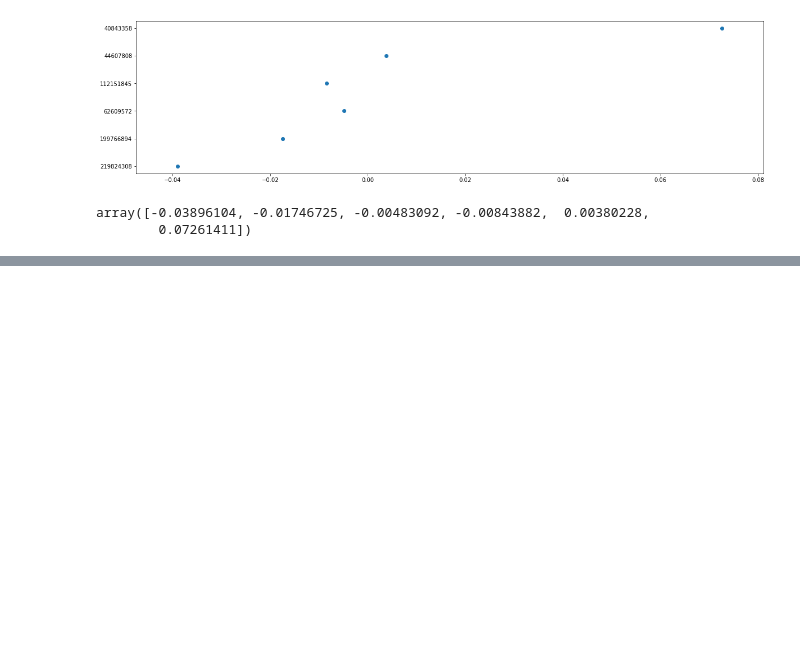
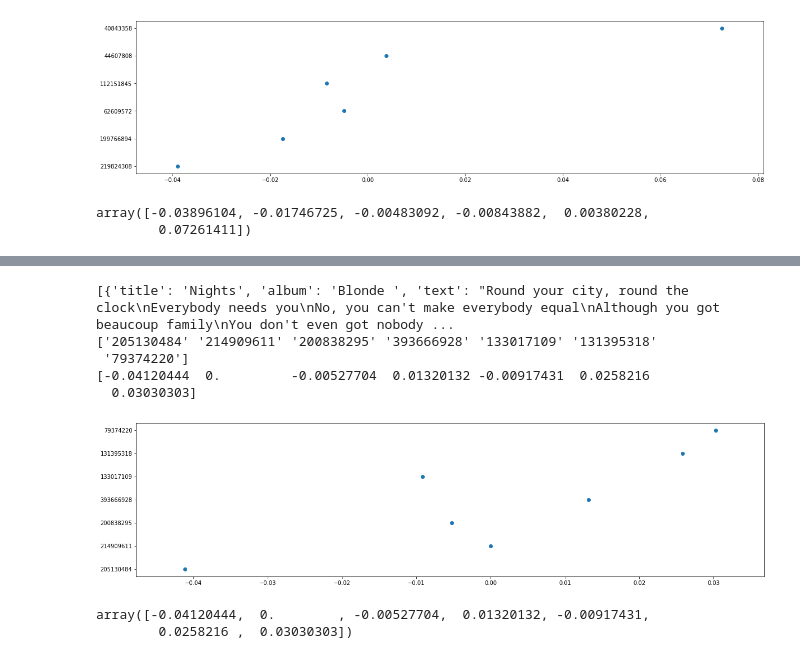
Before and after one commit to JeffreyTsang/text_mining_project, a Jupyter notebook: Analysis_Notebooks/Top10_Sentiment.ipynb, the cells around one changed output, grey strips where cells are left out. Cells and saved outputs as stored; diff of their text form; code cells hidden in the pictures; blank space fills up the shorter version.

```diff
--- a/Analysis_Notebooks/Top10_Sentiment.ipynb
+++ b/Analysis_Notebooks/Top10_Sentiment.ipynb
@@ -119,6 +119,6 @@ def load_artist(artist):
     return complete
 # %%
 complete_sentiment=load_artist("Tyler,")
-complete_sentiment
+complete_sentiment_frank=load_artist("Frank")
 # %% [output]
 ['Lyrics_Tyler,TheCreator{.Golbin.json', 'Lyrics_Tyler,TheCreator{.Flower-Boy.json', 'Lyrics_Tyler,TheCreator{.Igor.json', 'Lyrics_Tyler,TheCreator{.Bastard.json', 'Lyrics_Tyler,TheCreator{.Cherry-Bom ...
@@ -188,3 +172,13 @@ score_count
 [figure]
 array([-0.03896104, -0.01746725, -0.00483092, -0.00843882,  0.00380228,
         0.07261411])
+# %%
+top10=[]
+
+# print (top10dict)
+for x in top10dict["Frank Ocean"]:
+    for y in complete_sentiment_frank:
+        if y['title']==x['song']:
+            y['play_count']=x["list_count"]
+            top10.append(y)
+top10
@@ -190,0 +203,23 @@ array([-0.03896104, -0.01746725, -0.00483092, -0.00843882,  0.00380228,
+# %%
+# print (top10)
+sorted_songs_artist = sorted(top10, key=lambda x: int(x["score"]))
+# sorted_songs_streams = sorted(top10, key=lambda x: x["score"])
+print (sorted_songs_artist)
+play_count = numpy.array([x['play_count'] for x in sorted_songs_artist])
+print (play_count)
+score_count = numpy.array([x['score'] for x in sorted_songs_artist])
+print (score_count)
+pyplot.figure(figsize=(20, 5))
+pyplot.scatter(score_count,play_count)
+pyplot.show()
+
+score_count
+# %% [output]
+[{'title': 'Nights', 'album': 'Blonde ', 'text': "Round your city, round the clock\nEverybody needs you\nNo, you can't make everybody equal\nAlthough you got beaucoup family\nYou don't even got nobody ...
+['205130484' '214909611' '200838295' '393666928' '133017109' '131395318'
+ '79374220']
+[-0.04120444  0.         -0.00527704  0.01320132 -0.00917431  0.0258216
+  0.03030303]
+[figure, added]
+array([-0.04120444,  0.        , -0.00527704,  0.01320132, -0.00917431,
+        0.0258216 ,  0.03030303])
```
Also changed, not shown: parts of 2 cells of this notebook, 1 other file.
